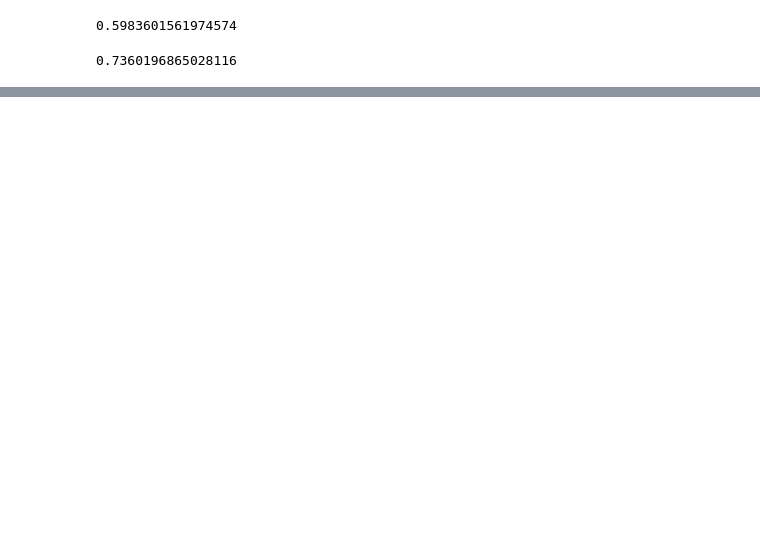
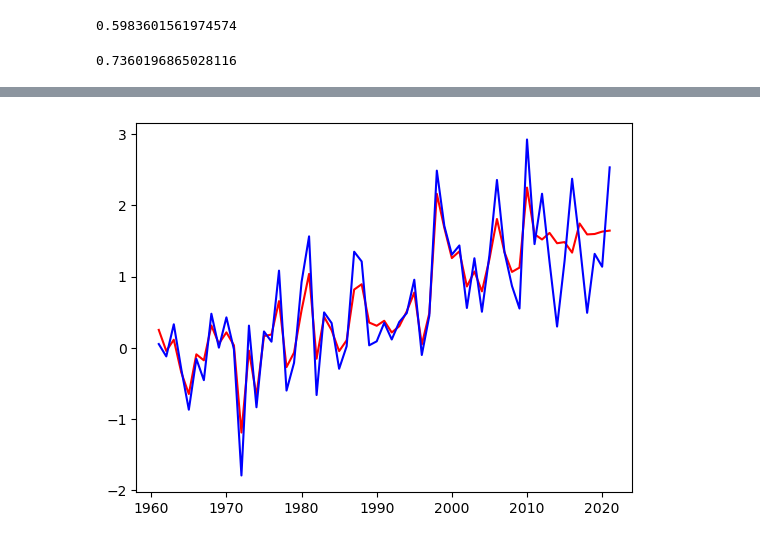
Before and after one commit to themountaintop/exploring_world_emissions, a Jupyter notebook: Processing/Emissions_ML.ipynb, the cells around one changed output, grey strips where cells are left out. Saved outputs shown, nothing was run; the diff lists cells and outputs as text; code cells hidden in the pictures; blank space fills up the shorter version.

```diff
--- a/Processing/Emissions_ML.ipynb
+++ b/Processing/Emissions_ML.ipynb
@@ -385,0 +394,3 @@ sqrt(mean_squared_error(y_test, y_tree_pred))
+# %%
+# Predict the training set values as well - Random Forest Regression
+y_tree_train_pred = tree.predict(X_train_scaled)
@@ -385,0 +414,8 @@ sqrt(mean_squared_error(y_test, y_tree_pred))
+# %%
+# Predicted Values vs Actual - Random Forest Regression Model
+years = range(1961,2022)
+plt.plot(years, np.concatenate((y_tree_train_pred[204:255], y_tree_pred[40:50])), c='red')
+plt.plot(years, np.concatenate((y_train[204:255], y_test[40:50])), c='blue')
+plt.show()
+# %% [output]
+[figure, added]
```
Also changed, not shown: parts of 42 cells of this notebook.
